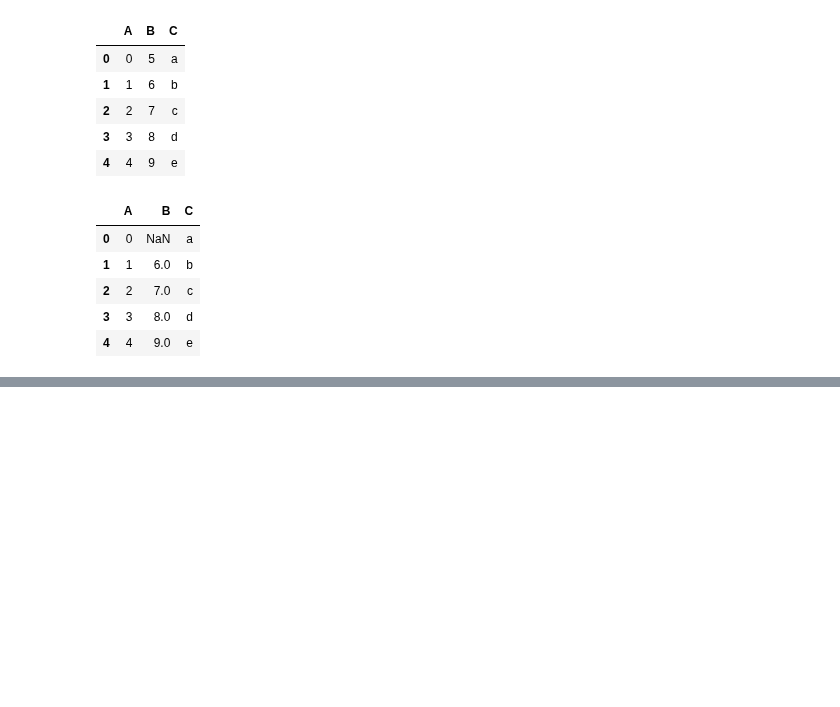
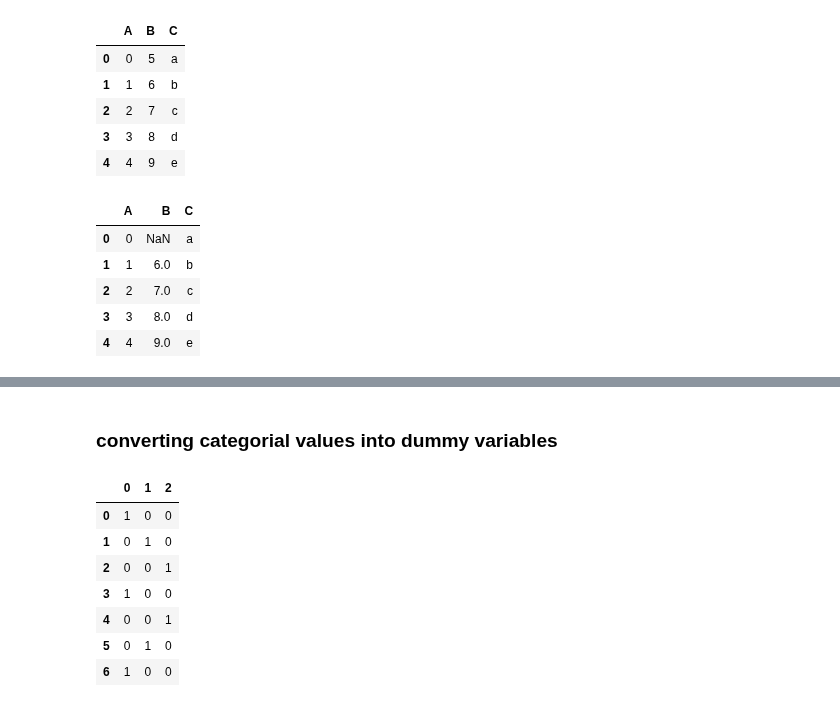
Before and after one commit to Vikas-KM/machine-learning, a Jupyter notebook: Python for Data Analysis/chapter 07/Data Cleaning and Preparation.ipynb, the cells around one changed output, grey strips where cells are left out. Saved outputs shown, nothing was run; the diff lists cells and outputs as text; code cells hidden in the pictures; blank space fills up the shorter version.

```diff
--- a/Python for Data Analysis/chapter 07/Data Cleaning and Preparation.ipynb
+++ b/Python for Data Analysis/chapter 07/Data Cleaning and Preparation.ipynb
@@ -235,0 +402,5 @@ df.replace(5, np.nan)
+# %%
+df = pd.DataFrame({
+    'key':[0,1,2,0,2,1,0]
+})
+df
@@ -235,0 +416,13 @@ df.replace(5, np.nan)
+# %% [markdown]
+### converting categorial values into dummy variables
+# %%
+pd.get_dummies(df['key'])
+# %% [output]
+|  | 0 | 1 | 2 |
+| 0 | 1 | 0 | 0 |
+| 1 | 0 | 1 | 0 |
+| 2 | 0 | 0 | 1 |
+| 3 | 1 | 0 | 0 |
+| 4 | 0 | 0 | 1 |
+| 5 | 0 | 1 | 0 |
+| 6 | 1 | 0 | 0 |
```
Also changed, not shown: parts of 35 cells of this notebook.
